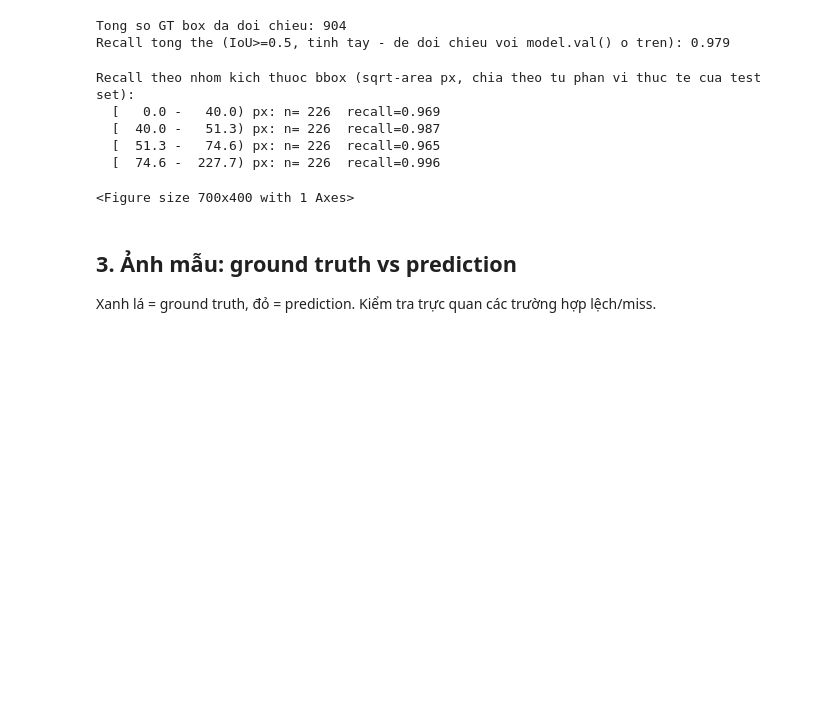
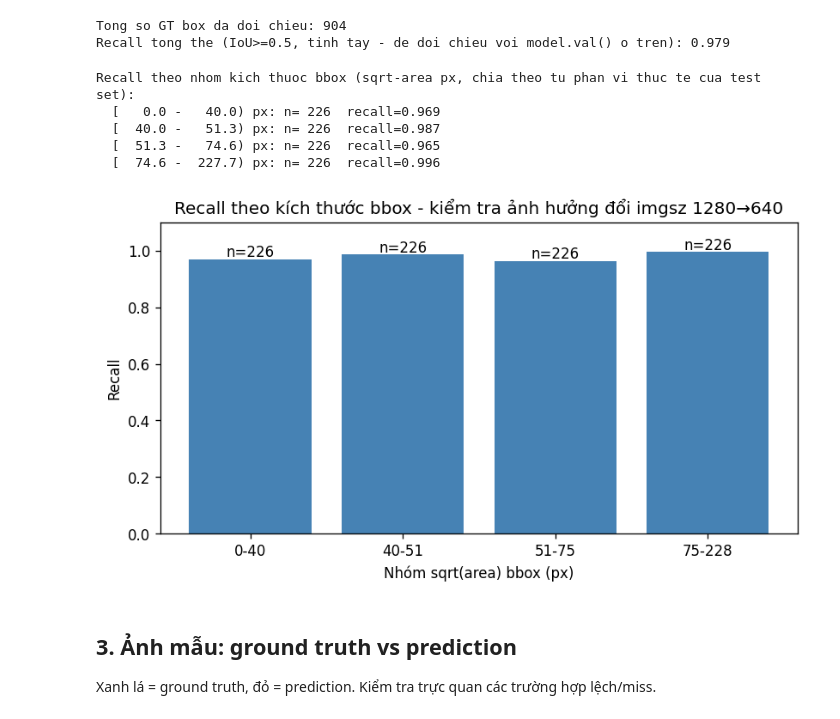
Before and after one commit to hothanhtien/Thermal_Perimeter_Intrusion_Detection, a Jupyter notebook: notebooks/06_evaluation.ipynb, the cells around one changed output. Saved outputs shown, nothing was run; the diff lists cells and outputs as text; code cells hidden in the pictures; blank space fills up the shorter version.

```diff
--- a/notebooks/06_evaluation.ipynb
+++ b/notebooks/06_evaluation.ipynb
@@ -156,35 +155,45 @@ Recall tong the (IoU>=0.5, tinh tay - de doi chieu voi model.val() o tren): 0.97
 # %%
 sqrt_areas = np.array([r["sqrt_area"] for r in records])
 q25, q50, q75 = np.percentile(sqrt_areas, [25, 50, 75])
 bucket_edges = [0, q25, q50, q75, sqrt_areas.max() + 1]
 
 buckets = recall_by_size_bucket(records, bucket_edges)
 
 print("Recall theo nhom kich thuoc bbox (sqrt-area px, chia theo tu phan vi thuc te cua test set):")
 for (lo, hi), stats in buckets.items():
     print(f"  [{lo:6.1f} - {hi:6.1f}) px: n={stats['n']:4d}  recall={stats['recall']:.3f}")
 
 labels = [f"{lo:.0f}-{hi:.0f}" for lo, hi in buckets]
 recalls = [stats["recall"] for stats in buckets.values()]
 counts = [stats["n"] for stats in buckets.values()]
 
 fig, ax = plt.subplots(figsize=(7, 4))
 bars = ax.bar(labels, recalls, color="steelblue")
 for bar, n in zip(bars, counts):
     ax.text(bar.get_x() + bar.get_width() / 2, bar.get_height() + 0.01, f"n={n}", ha="center")
 ax.set_xlabel("Nhóm sqrt(area) bbox (px)")
 ax.set_ylabel("Recall")
 ax.set_ylim(0, 1.1)
 ax.set_title("Recall theo kích thước bbox - kiểm tra ảnh hưởng đổi imgsz 1280→640")
 plt.tight_layout()
-plt.show()
+
+fig_path = os.path.abspath("../reports/figures/06_recall_by_bbox_size.png")
+os.makedirs(os.path.dirname(fig_path), exist_ok=True)
+plt.savefig(fig_path, dpi=120, bbox_inches="tight")
+plt.close(fig)
+
+# model.val() o tren da chuyen matplotlib sang backend khong tuong tac (Agg) de tu ve
+# confusion matrix/PR curve -> plt.show() sau do khong hien anh trong notebook duoc nua.
+# Doc lai file da luu va hien qua IPython.display de dam bao anh luon hien thi dung.
+from IPython.display import Image as IPImage, display
+display(IPImage(filename=fig_path))
 # %% [output]
 Recall theo nhom kich thuoc bbox (sqrt-area px, chia theo tu phan vi thuc te cua test set):
   [   0.0 -   40.0) px: n= 226  recall=0.969
   [  40.0 -   51.3) px: n= 226  recall=0.987
   [  51.3 -   74.6) px: n= 226  recall=0.965
   [  74.6 -  227.7) px: n= 226  recall=0.996
-<Figure size 700x400 with 1 Axes>
+[figure, added]
 # %% [markdown]
 ## 3. Ảnh mẫu: ground truth vs prediction
 
```
Also changed, not shown: parts of 2 cells of this notebook, 19 other files.
